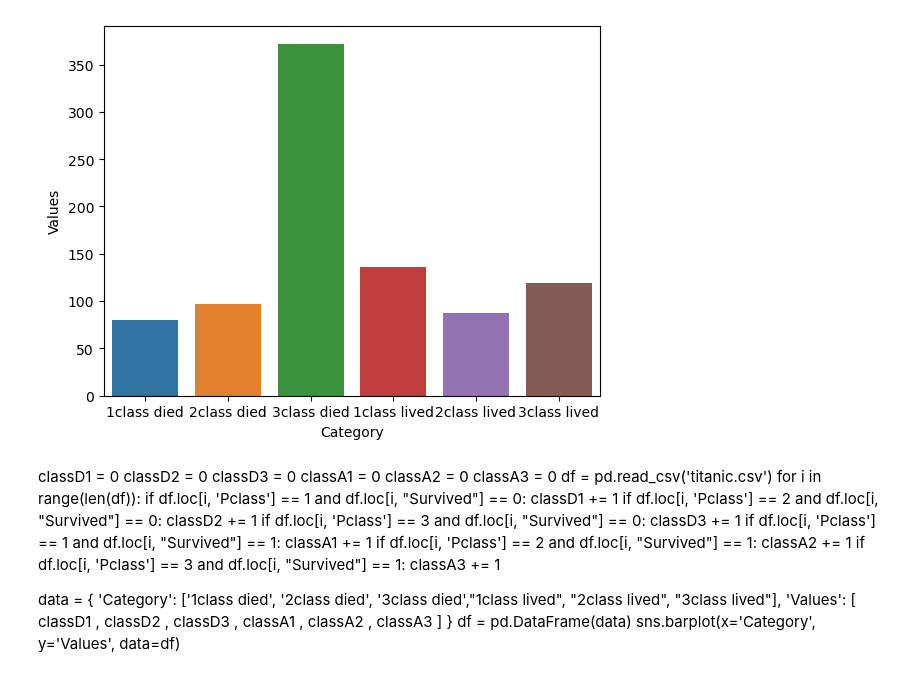
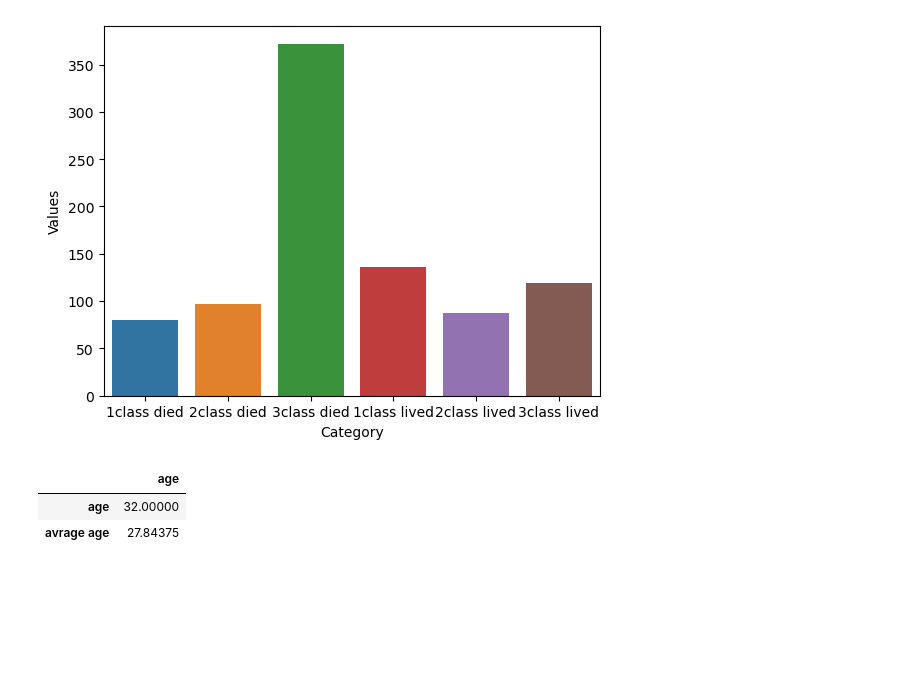
Before and after one commit to oneisnone/Ai-but-better, a Jupyter notebook: smaster1/shipgonoflote/Untitled.ipynb, the cells around one changed output. Drawn from its saved outputs; the diff is of its cells as text; code cells hidden in the pictures; blank space fills up the shorter version.

```diff
--- a/smaster1/shipgonoflote/Untitled.ipynb
+++ b/smaster1/shipgonoflote/Untitled.ipynb
@@ -136,8 +136,8 @@ sns.barplot(x='Category', y='Values', data=df)''''''
 df = pd.read_csv('titanic.csv')
 age = 0
 for i in range(len(df)):
-    if df.loc[i , "Sex"] == "male":
-        age += df.loc[i, "Age"]
+
+    age += df.loc[i, "Age"]
 
 
 print(age/len(df))
@@ -200,31 +200,18 @@ sns.barplot(x='Category', y='Values', data=df)
 # %% [output]
 <AxesSubplot:xlabel='Category', ylabel='Values'>
 [figure]
-# %% [markdown]
-classD1 = 0
-classD2 = 0
-classD3 = 0
-classA1 = 0
-classA2 = 0
-classA3 = 0
-df = pd.read_csv('titanic.csv')
-for i in range(len(df)):
-    if df.loc[i, 'Pclass'] == 1 and df.loc[i, "Survived"] == 0:
-        classD1 += 1
-    if df.loc[i, 'Pclass'] == 2 and df.loc[i, "Survived"] == 0:
-        classD2 += 1
-    if df.loc[i, 'Pclass'] == 3 and df.loc[i, "Survived"] == 0:
-        classD3 += 1
-    if df.loc[i, 'Pclass'] == 1 and df.loc[i, "Survived"] == 1:
-        classA1 += 1
-    if df.loc[i, 'Pclass'] == 2 and df.loc[i, "Survived"] == 1:
-        classA2 += 1
-    if df.loc[i, 'Pclass'] == 3 and df.loc[i, "Survived"] == 1:
-        classA3 += 1
-
-data = {
-    'Category': ['1class died', '2class died', '3class died',"1class lived", "2class lived", "3class lived"],
-    'Values': [ classD1 , classD2 , classD3 , classA1 , classA2 , classA3 ]
-}
-df = pd.DataFrame(data)
-sns.barplot(x='Category', y='Values', data=df)
+# %%
+age = 0
+for i in range( len(df)):
+    age =+ df.loc[i , "Age"]
+
+
+conTable = pd.DataFrame({
+    "age":[age, len(df)/age]
+})
+conTable.index=["age","avrage age"]
+conTable.head()
+# %% [output]
+|  | age |
+| age | 32.00000 |
+| avrage age | 27.84375 |
```
Also changed, not shown: 2 other files.
